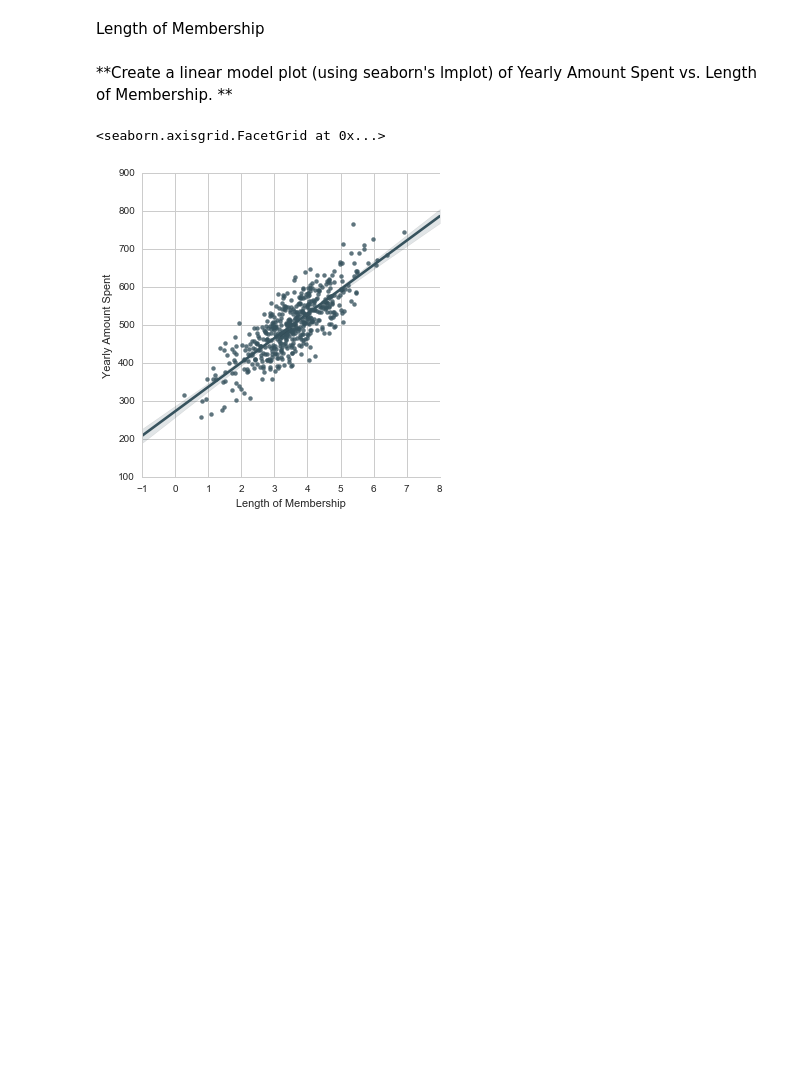
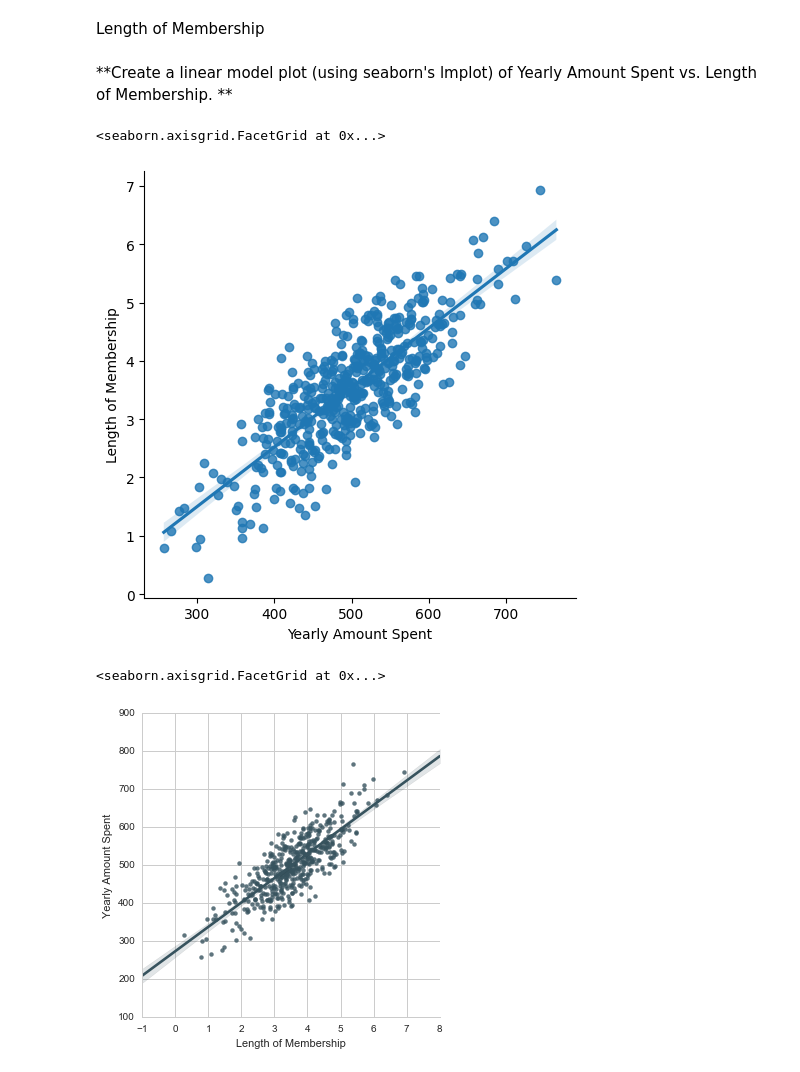
Before and after one commit to Gbohunmi/Python-for-Data-Science-and-Machine-Learning-Bootcamp-master, a Jupyter notebook: 11-Linear-Regression/02-Linear Regression Project.ipynb, the cells around one changed output. Saved outputs shown, nothing was run; the diff lists cells and outputs as text; code cells hidden in the pictures; blank space fills up the shorter version.

Commit message:
Linear Model Plot of Yearly Amount Spent vs. Length of Membership

```diff
--- a/11-Linear-Regression/02-Linear Regression Project.ipynb
+++ b/11-Linear-Regression/02-Linear Regression Project.ipynb
@@ -135,6 +135,11 @@ sns.pairplot(data=customers)
 Length of Membership
 # %% [markdown]
 **Create a linear model plot (using seaborn's lmplot) of  Yearly Amount Spent vs. Length of Membership. **
+# %%
+sns.lmplot(data=customers, x='Yearly Amount Spent',y='Length of Membership')
+# %% [output]
+<seaborn.axisgrid.FacetGrid at 0x...>
+[figure, added]
 # %%
 # %% [output]
 <seaborn.axisgrid.FacetGrid at 0x...>
```
